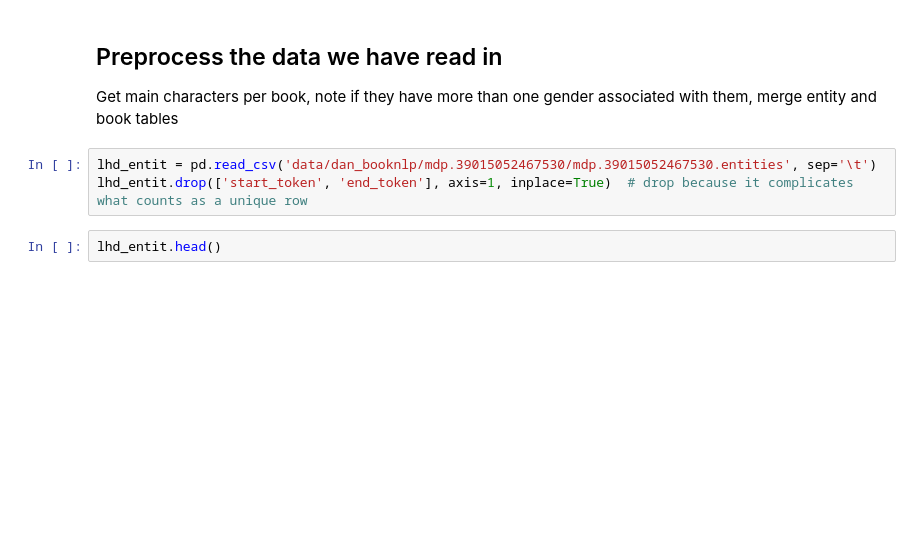
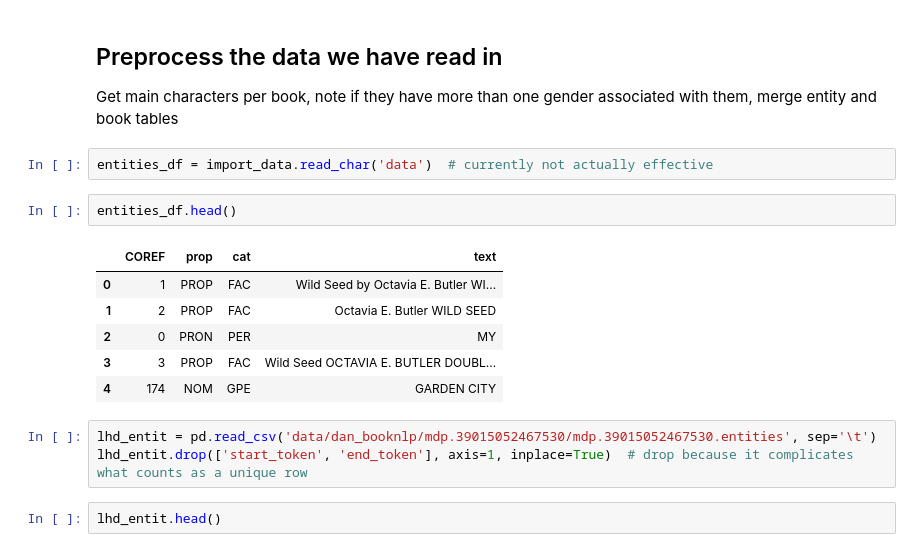
Before and after one commit to danieljohnevans/2022Fall_projects, a Jupyter notebook: data_pipeline.ipynb, the cells around one changed output. Drawn from its saved outputs; the diff is of its cells as text; blank space fills up the shorter version.

```diff
--- a/data_pipeline.ipynb
+++ b/data_pipeline.ipynb
@@ -23,6 +25,17 @@ pickle_df.head()
 # %% [markdown]
 ## Preprocess the data we have read in
 Get main characters per book, note if they have more than one gender associated with them, merge entity and book tables
+# %%
+entities_df = import_data.read_char('data')  # currently not actually effective
+# %%
+entities_df.head()
+# %% [output]
+|  | COREF | prop | cat | text |
+| 0 | 1 | PROP | FAC | Wild Seed by Octavia E. Butler WI... |
+| 1 | 2 | PROP | FAC | Octavia E. Butler WILD SEED |
+| 2 | 0 | PRON | PER | MY |
+| 3 | 3 | PROP | FAC | Wild Seed OCTAVIA E. BUTLER DOUBL... |
+| 4 | 174 | NOM | GPE | GARDEN CITY |
 # %%
 lhd_entit = pd.read_csv('data/dan_booknlp/mdp.39015052467530/mdp.39015052467530.entities', sep='\t')
 lhd_entit.drop(['start_token', 'end_token'], axis=1, inplace=True)  # drop because it complicates what counts as a unique row
```
Also changed, not shown: parts of 16 cells of this notebook, 1 other file.
